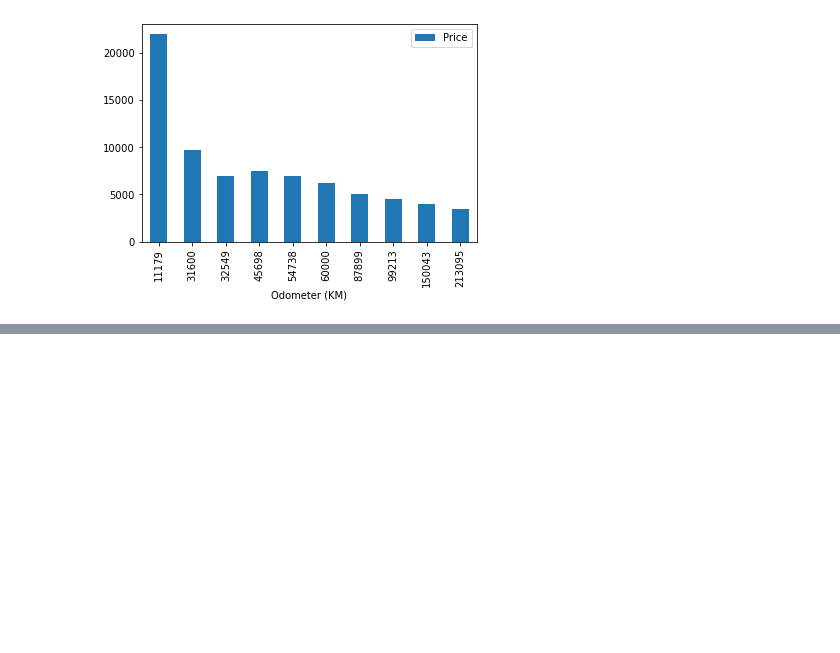
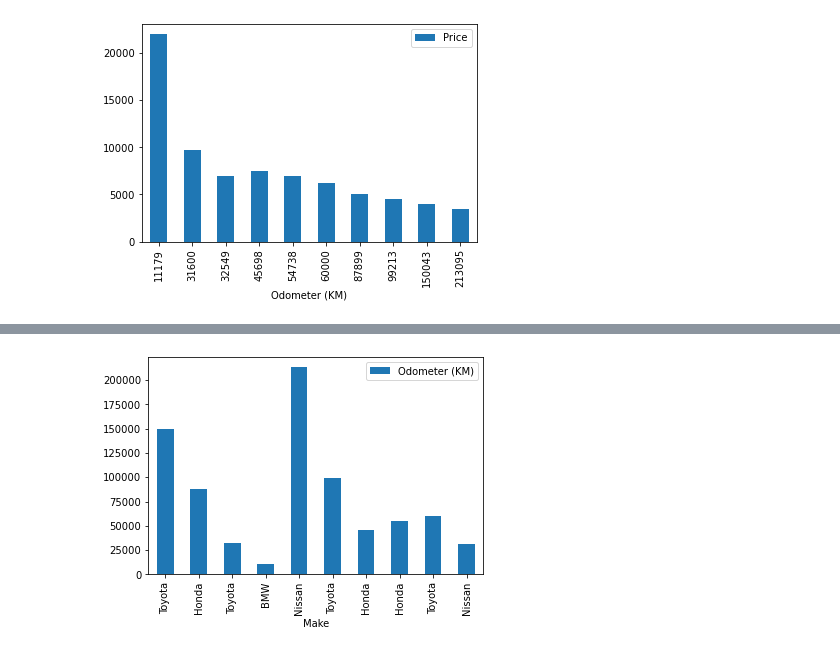
Before and after one commit to m00racle/zero-to-mastery-ml, a Jupyter notebook: section-2-data-science-and-ml-tools/TRIAL-PLOT-PANDAS.ipynb, the cells around one changed output, grey strips where cells are left out. Drawn from its saved outputs; the diff is of its cells as text; code cells hidden in the pictures; blank space fills up the shorter version.

```diff
--- a/section-2-data-science-and-ml-tools/TRIAL-PLOT-PANDAS.ipynb
+++ b/section-2-data-science-and-ml-tools/TRIAL-PLOT-PANDAS.ipynb
@@ -145,0 +221,5 @@ car_sales.sort_values(by="Odometer (KM)").plot(x='Odometer (KM)', y='Price', kin
+# %%
+# pandas.DataFrame.plot
+car_sales.plot(kind='bar', x='Make', y='Odometer (KM)');
+# %% [output]
+[figure, added]
```
Also changed, not shown: parts of 20 cells of this notebook, 1 other file.
